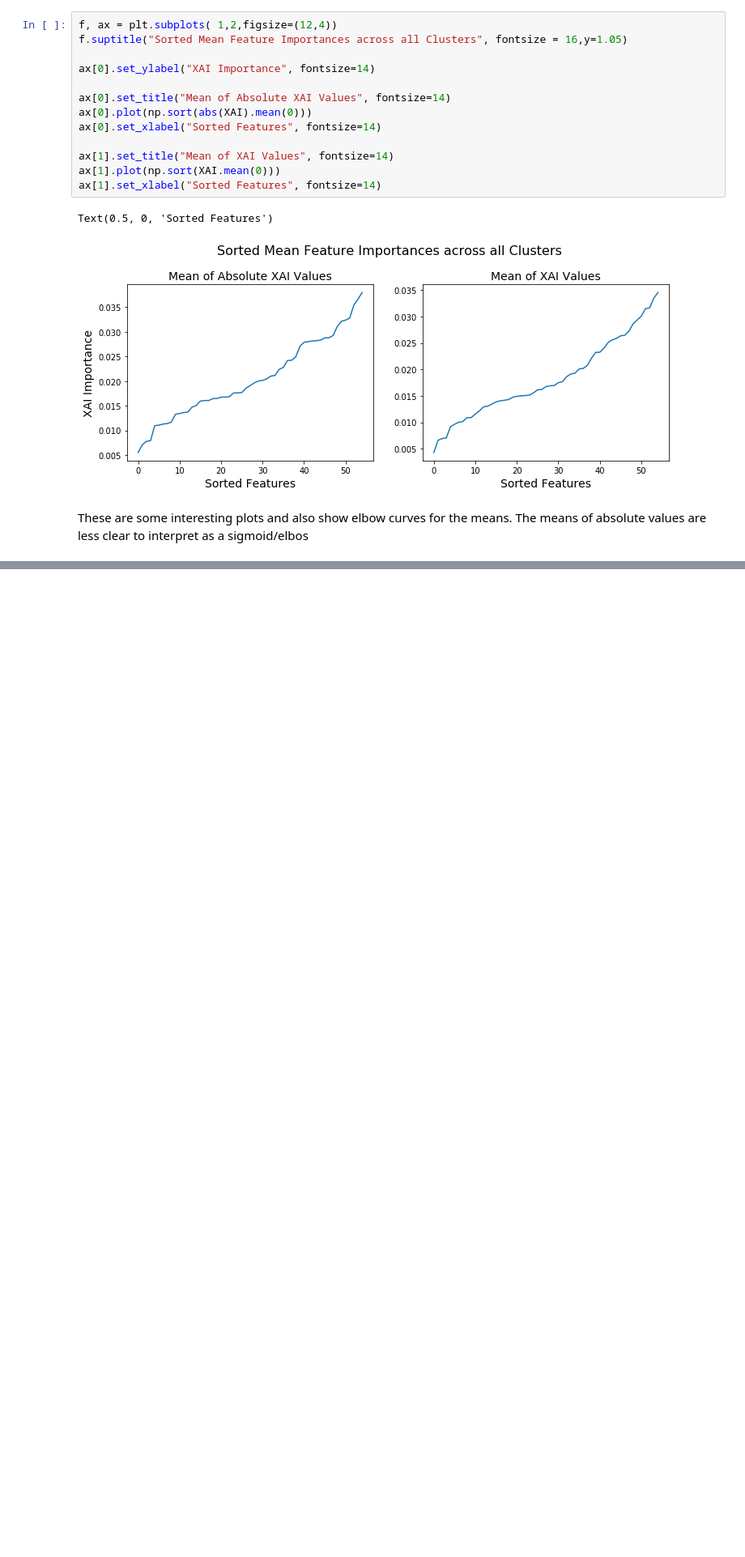
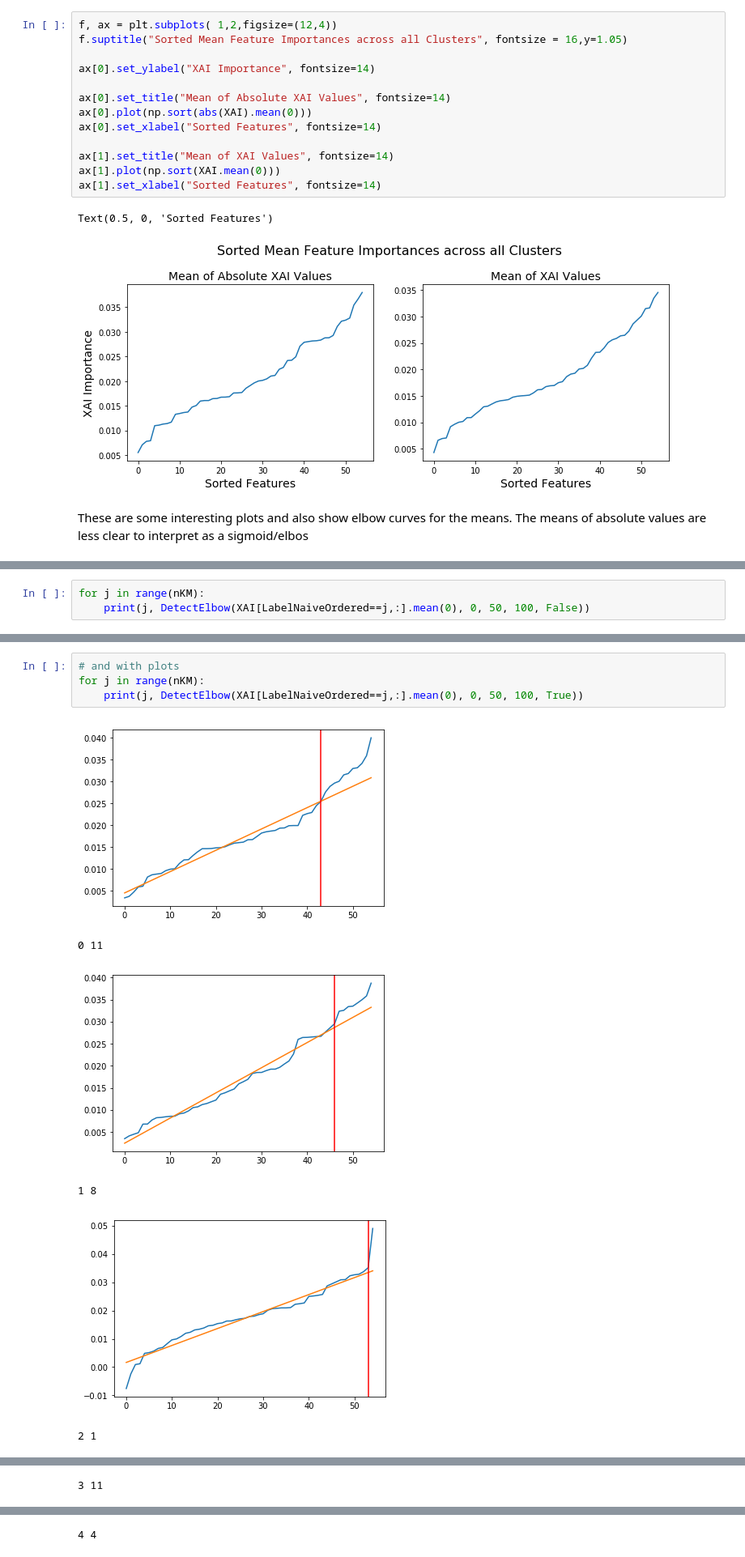
Before and after one commit to TobiasW1891/Finance, a Jupyter notebook: Hierarchichal Clustering Sector Data.ipynb, the cells around one changed output, grey strips where cells are left out. Shown at 81% size. Cells and saved outputs as stored; diff of their text form; blank space fills up the shorter version.

```diff
--- a/Hierarchichal Clustering Sector Data.ipynb
+++ b/Hierarchichal Clustering Sector Data.ipynb
@@ -836,0 +899,3 @@ These are some interesting plots and also show elbow curves for the means. The m
+# %%
+for j in range(nKM):
+    print(j, DetectElbow(XAI[LabelNaiveOrdered==j,:].mean(0), 0, 50, 100, False))
@@ -836,0 +911,11 @@ These are some interesting plots and also show elbow curves for the means. The m
+# %%
+# and with plots
+for j in range(nKM):
+    print(j, DetectElbow(XAI[LabelNaiveOrdered==j,:].mean(0), 0, 50, 100, True))
+# %% [output]
+[figure, added]
+0 11
+[figure, added]
+1 8
+[figure, added]
+2 1
@@ -836,0 +923 @@ These are some interesting plots and also show elbow curves for the means. The m
+3 11
@@ -836,0 +925 @@ These are some interesting plots and also show elbow curves for the means. The m
+4 4
```
Also changed, not shown: parts of 12 cells of this notebook.
